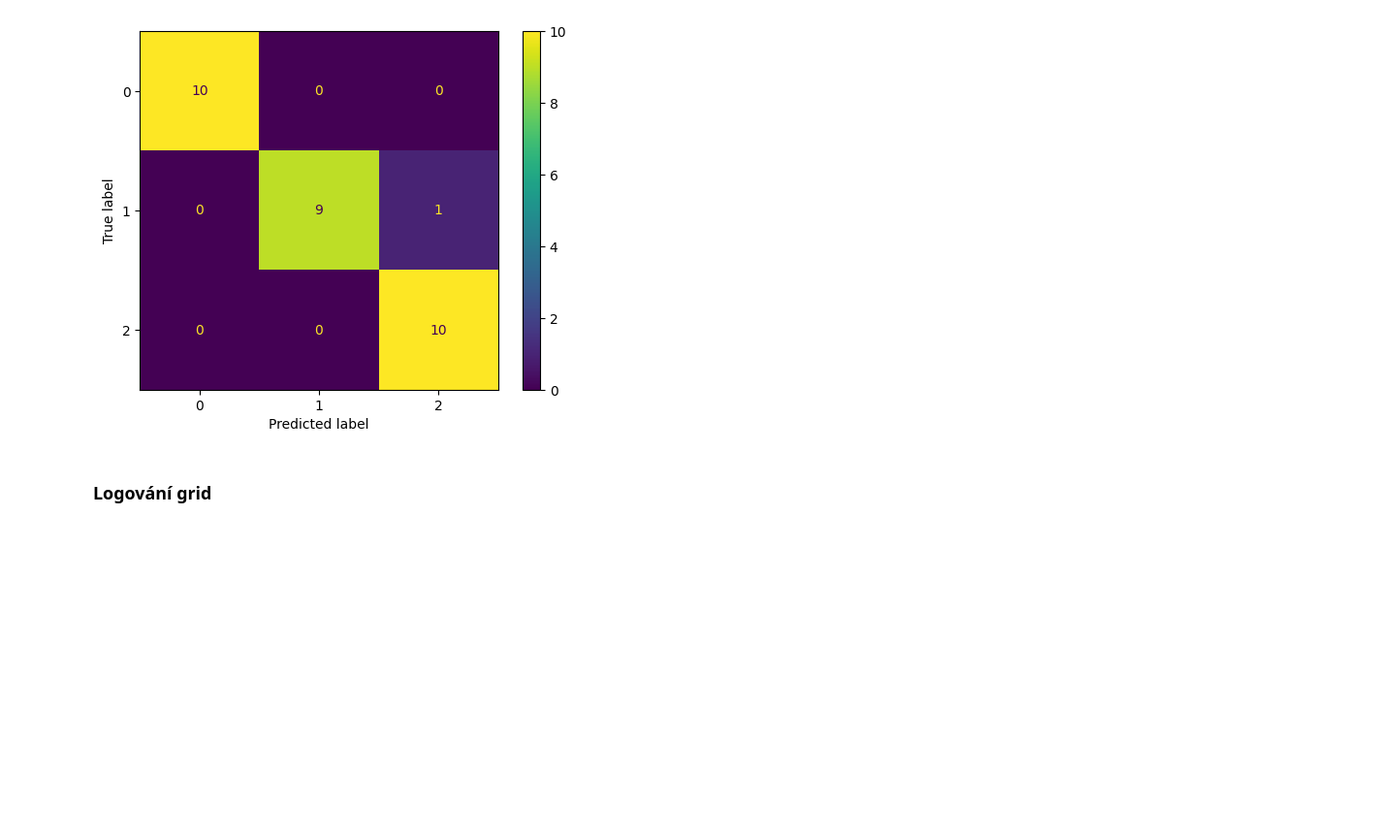
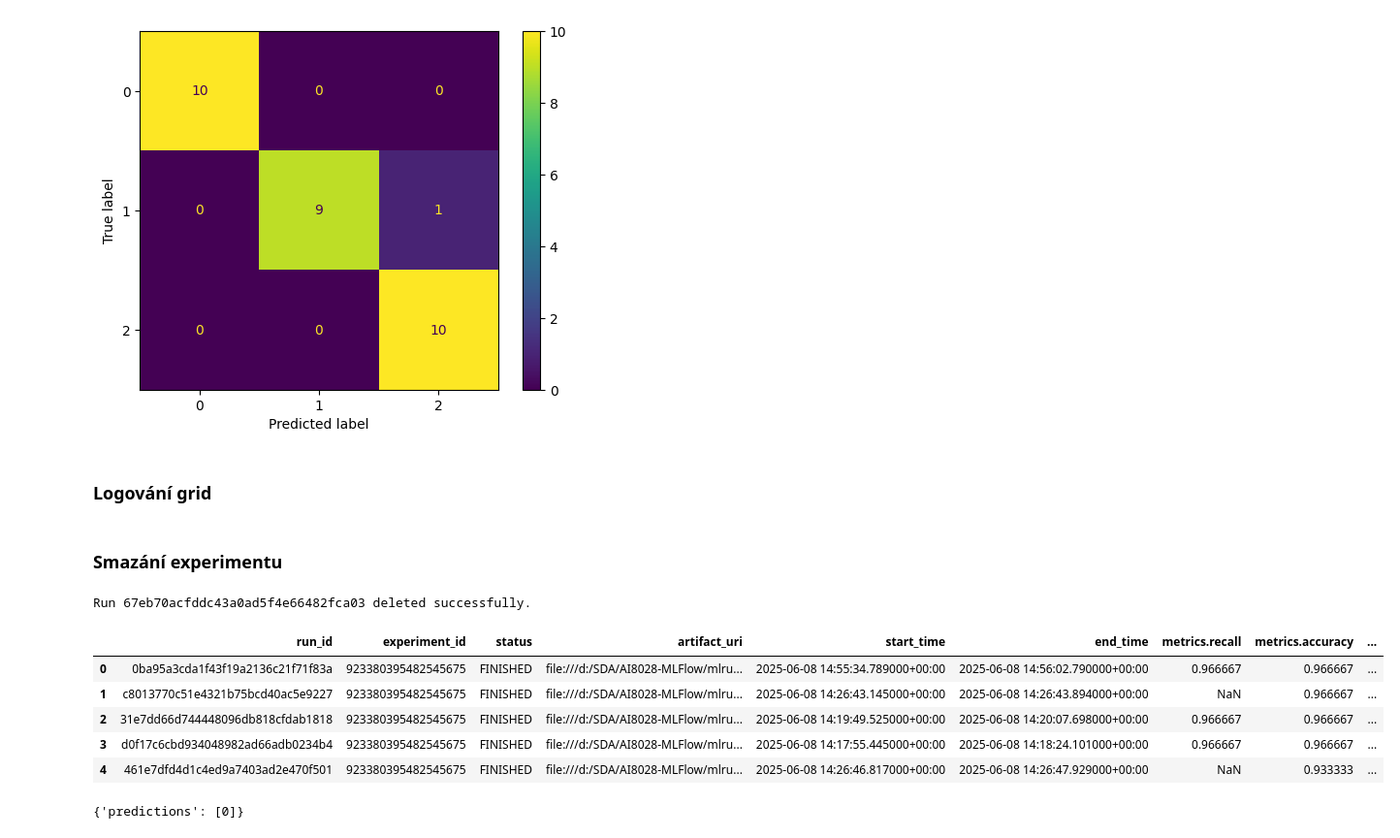
Before and after one commit to Cejs007/AI8028-MLFlow, a Jupyter notebook: main.ipynb, the cells around one changed output. Shown at 97% size. Saved outputs shown, nothing was run; the diff lists cells and outputs as text; code cells hidden in the pictures; blank space fills up the shorter version.

Commit message:
mlflow loggin update

```diff
--- a/main.ipynb
+++ b/main.ipynb
@@ -93,7 +97,5 @@ with mlflow.start_run():
 # %% [markdown]
 ### Logování grid
-# %%
-mlflow.set_experiment("Iris Grid Search")
 # %%
 param_grid = {
     'n_estimators': [50, 100, 200],
@@ -109,3 +111,54 @@ for params in grid:
 
         mlflow.log_params(params)
         mlflow.log_metric("accuracy", accuracy)
+# %% [markdown]
+### Smazání experimentu
+# %%
+from mlflow.tracking import MlflowClient
+
+# Initialize MLflow client
+client = MlflowClient()
+
+# Run ID to delete
+run_id = "67eb70acfddc43a0ad5f4e66482fca03"
+
+# Delete the run
+client.delete_run(run_id)
+
+print(f"Run {run_id} deleted successfully.")
+# %% [output]
+Run 67eb70acfddc43a0ad5f4e66482fca03 deleted successfully.
+# %%
+# Set the experiment (replace with your experiment name or ID)
+experiment_name = "Iris Classification"
+experiment = mlflow.get_experiment_by_name(experiment_name)
+
+# Search for runs with a specific metric and parameter
+runs = mlflow.search_runs(
+    experiment_ids=[experiment.experiment_id],
+    filter_string="metrics.accuracy > 0.90",
+    order_by=["metrics.accuracy DESC"],
+    max_results=5
+)
+runs
+# %% [output]
+|  | run_id | experiment_id | status | artifact_uri | start_time | end_time | metrics.recall | metrics.accuracy | ... |
+| 0 | 0ba95a3cda1f43f19a2136c21f71f83a | 923380395482545675 | FINISHED | file:///d:/SDA/AI8028-MLFlow/mlru... | 2025-06-08 14:55:34.789000+00:00 | 2025-06-08 14:56:02.790000+00:00 | 0.966667 | 0.966667 | ... |
+| 1 | c8013770c51e4321b75bcd40ac5e9227 | 923380395482545675 | FINISHED | file:///d:/SDA/AI8028-MLFlow/mlru... | 2025-06-08 14:26:43.145000+00:00 | 2025-06-08 14:26:43.894000+00:00 | NaN | 0.966667 | ... |
+| 2 | 31e7dd66d744448096db818cfdab1818 | 923380395482545675 | FINISHED | file:///d:/SDA/AI8028-MLFlow/mlru... | 2025-06-08 14:19:49.525000+00:00 | 2025-06-08 14:20:07.698000+00:00 | 0.966667 | 0.966667 | ... |
+| 3 | d0f17c6cbd934048982ad66adb0234b4 | 923380395482545675 | FINISHED | file:///d:/SDA/AI8028-MLFlow/mlru... | 2025-06-08 14:17:55.445000+00:00 | 2025-06-08 14:18:24.101000+00:00 | 0.966667 | 0.966667 | ... |
+| 4 | 461e7dfd4d1c4ed9a7403ad2e470f501 | 923380395482545675 | FINISHED | file:///d:/SDA/AI8028-MLFlow/mlru... | 2025-06-08 14:26:46.817000+00:00 | 2025-06-08 14:26:47.929000+00:00 | NaN | 0.933333 | ... |
+# %%
+import requests
+
+url = "http://127.0.0.1:5001/invocations"
+
+# Corrected JSON request format
+data = {
+    "instances": [[5.1, 3.5, 1.4, 0.2]]  # Example input instance
+}
+
+response = requests.post(url, json=data)
+print(response.json())
+# %% [output]
+{'predictions': [0]}
```
Also changed, not shown: parts of 3 cells of this notebook, 3 other files.
